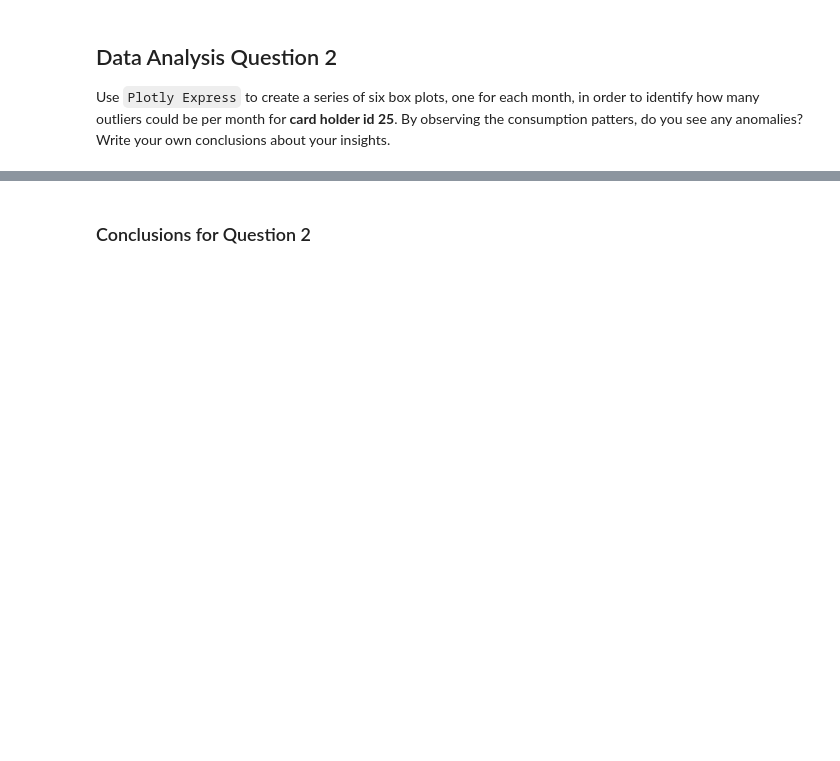
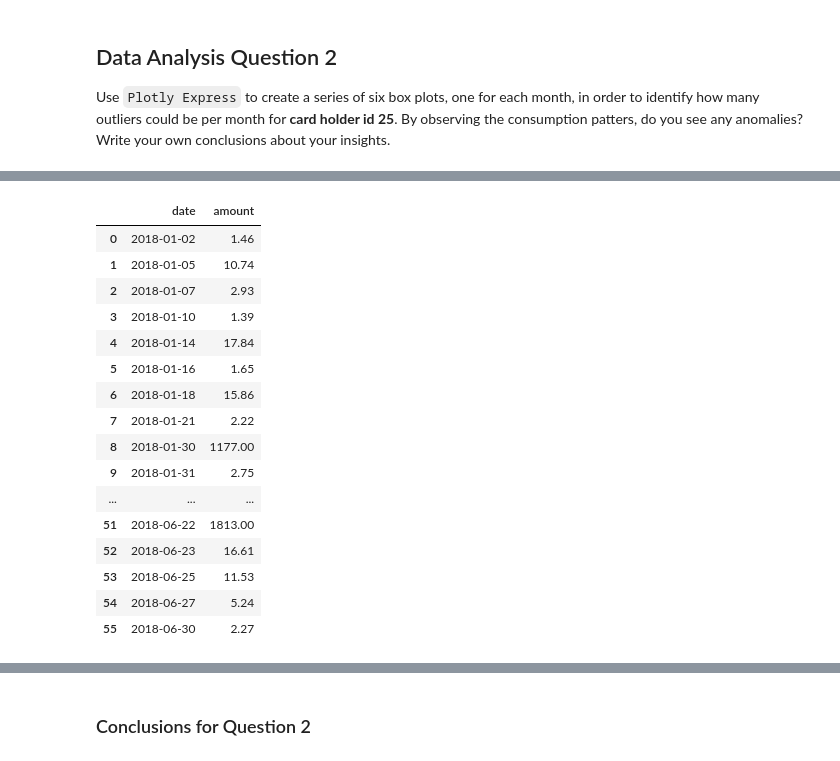
Before and after one commit to brettauc/SQL-Analysis, a Jupyter notebook: Code/visual_data_analysis.ipynb, the cells around one changed output, grey strips where cells are left out. Cells and saved outputs as stored; diff of their text form; code cells hidden in the pictures; blank space fills up the shorter version.

```diff
--- a/Code/visual_data_analysis.ipynb
+++ b/Code/visual_data_analysis.ipynb
@@ -137,2 +138,29 @@ cardholder_25_transactions
+# %%
+# change the numeric month to month names
+from datetime import datetime
+# ch25_transactions_jan_jun_grp_reset = ch25_transactions_jan_jun_grp.reset_index()
+# ch25_transactions_jan_jun_grp_reset['date'] = pd.to_datetime(ch25_transactions_jan_jun_grp_reset['date'], format="%B")
+# ch25_transactions_jan_jun_grp_reset
+
+ch25_transactions_jan_jun_grp_reset = ch25_transactions_jan_jun_grp.reset_index()
+ch25_transactions_jan_jun_grp_reset
+# %% [output]
+|  | date | amount |
+| 0 | 2018-01-02 | 1.46 |
+| 1 | 2018-01-05 | 10.74 |
+| 2 | 2018-01-07 | 2.93 |
+| 3 | 2018-01-10 | 1.39 |
+| 4 | 2018-01-14 | 17.84 |
+| 5 | 2018-01-16 | 1.65 |
+| 6 | 2018-01-18 | 15.86 |
+| 7 | 2018-01-21 | 2.22 |
+| 8 | 2018-01-30 | 1177.00 |
+| 9 | 2018-01-31 | 2.75 |
+| ... | ... | ... |
+| 51 | 2018-06-22 | 1813.00 |
+| 52 | 2018-06-23 | 16.61 |
+| 53 | 2018-06-25 | 11.53 |
+| 54 | 2018-06-27 | 5.24 |
+| 55 | 2018-06-30 | 2.27 |
 # %%
 # creating the six box plots using plotly express
```
Also changed, not shown: parts of 8 cells of this notebook.
